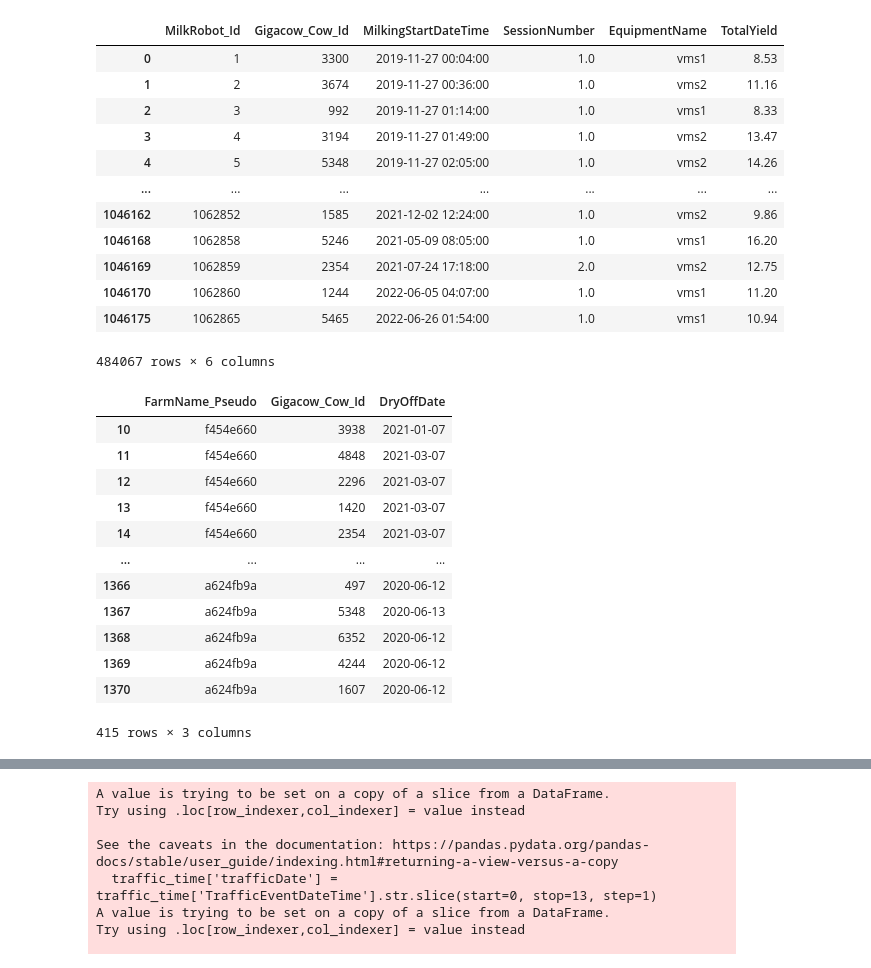
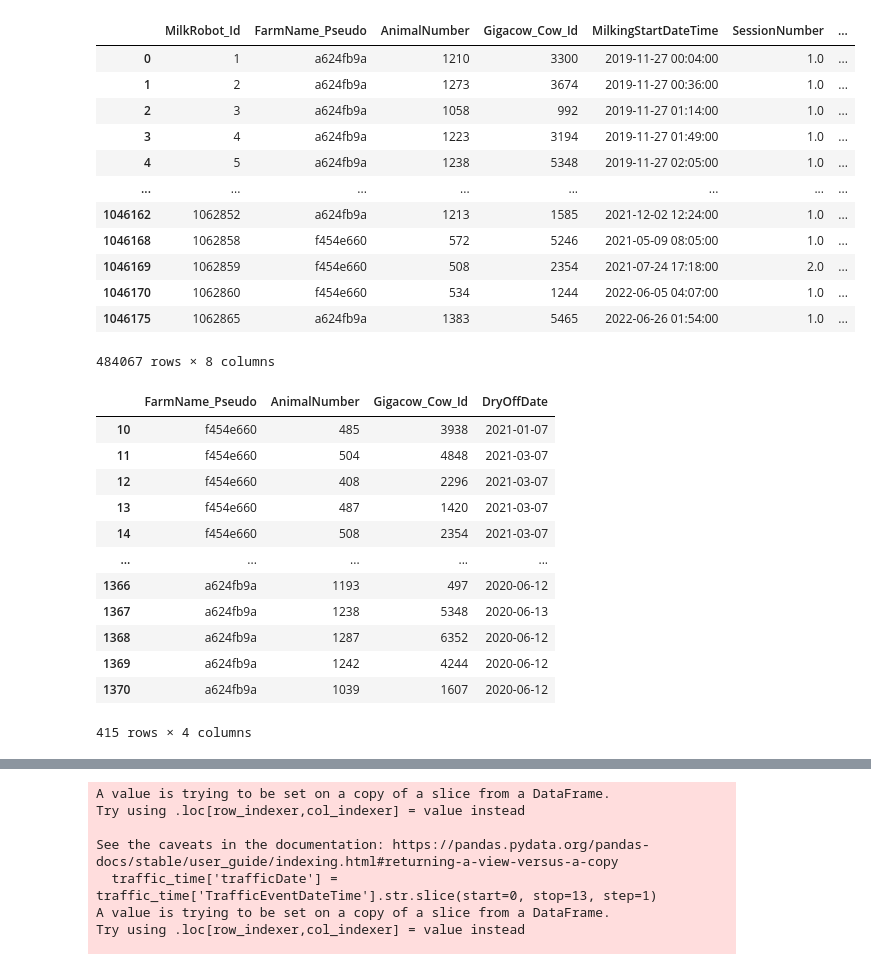
Before and after one commit to pgullstrand/Gigacow-tools, a Jupyter notebook: Data preprocessing/dataCleaning.ipynb, the cells around one changed output, grey strips where cells are left out. Saved outputs shown, nothing was run; the diff lists cells and outputs as text; code cells hidden in the pictures.

```diff
--- a/Data preprocessing/dataCleaning.ipynb
+++ b/Data preprocessing/dataCleaning.ipynb
@@ -30,12 +30,12 @@ def countCowAge(x, y):
 dataDir = "C:/Users/Savior_Hn/Desktop/Gigacow/"
 
 #filter out irrelevant columns
-gigacow_cols = ['Gigacow_Cow_Id', 'FarmName_Pseudo', 'BreedName', 'BirthDate', 'CullDecisionDate']
-lactation_cols = ['Gigacow_Cow_Id', 'FarmName_Pseudo', 'LactationInfoDate', 'LactationNumber', 'DaysInMilk']
-traffic_cols = ['Traffic_Id', 'FarmName_Pseudo', 'GroupName', 'Gigacow_Cow_Id', 'TrafficEventDateTime', 'PreviousArea', 'TimeInArea_totalSeconds', 'TrafficDeviceName', 'TrafficResult', 'MilkingInterval_totalSeconds']
-robot_cols = ['MilkRobot_Id', 'FarmName_Pseudo', 'Gigacow_Cow_Id', 'MilkingStartDateTime', 'SessionNumber', 'EquipmentName', 'TotalYield', 'MilkingUnitName']
-dry_cols = ['FarmName_Pseudo', 'Gigacow_Cow_Id', 'DryOffDate']
-calving_cols = ['FarmName_Pseudo', 'Gigacow_Cow_Id', 'CalvingDate']
+gigacow_cols = ['AnimalNumber', 'Gigacow_Cow_Id', 'FarmName_Pseudo', 'BreedName', 'BirthDate', 'CullDecisionDate']
+lactation_cols = ['AnimalNumber', 'Gigacow_Cow_Id', 'FarmName_Pseudo', 'LactationInfoDate', 'LactationNumber', 'DaysInMilk']
+traffic_cols = ['AnimalNumber', 'Traffic_Id', 'FarmName_Pseudo', 'GroupName', 'Gigacow_Cow_Id', 'TrafficEventDateTime', 'PreviousArea', 'TimeInArea_totalSeconds', 'TrafficDeviceName', 'TrafficResult', 'MilkingInterval_totalSeconds']
+robot_cols = ['AnimalNumber', 'MilkRobot_Id', 'FarmName_Pseudo', 'Gigacow_Cow_Id', 'MilkingStartDateTime', 'SessionNumber', 'EquipmentName', 'TotalYield', 'MilkingUnitName']
+dry_cols = ['AnimalNumber', 'FarmName_Pseudo', 'Gigacow_Cow_Id', 'DryOffDate']
+calving_cols = ['AnimalNumber', 'FarmName_Pseudo', 'Gigacow_Cow_Id', 'CalvingDate']
 gigacow = pd.read_csv(dataDir+'gigacow.csv', usecols=gigacow_cols, encoding='utf-8')
 lactation = pd.read_csv(dataDir+'lactation.csv', usecols=lactation_cols, encoding='utf-8')
 traffic = pd.read_csv(dataDir+'traffic.csv', usecols=traffic_cols, encoding='utf-8')
@@ -159,41 +161,41 @@ traffic
 # %%
 '''data table: robot'''
 
 #target farms: f454e660, a624fb9a
 robot = robot.loc[robot['FarmName_Pseudo'].isin(farm_list)]
 #drop the farm name column
-robot.drop('FarmName_Pseudo', axis=1, inplace=True)
+#robot.drop('FarmName_Pseudo', axis=1, inplace=True)
 #Unifiy robot equipment name(vms1 & vms2)
 robot['EquipmentName'].replace(r"[A-Za-z]+\s*","vms", inplace=True, regex=True)
 robot['MilkingUnitName'].replace(r"[A-Za-z]+\s*","vms", inplace=True, regex=True)
 
 '''
     Q:check if equipmentName and milkingUnitName are exact same
     result:rows equipmentName and milkingUnitName are exact same
 '''
 #robot['EquipmentName'].equals(['MilkingUnitName'])
 #robot['New'] = robot.apply(lambda x: x['EquipmentName'] if x['EquipmentName'] == x['MilkingUnitName'] else np.nan, axis=1)
 #robot.to_csv('robot_filter.csv')
 robot.drop('MilkingUnitName', axis=1, inplace=True)
 
 #drop NA value in data table robot
 robot.dropna(subset=['TotalYield'], axis=0, inplace=True)
 #robot.to_csv(dataDir + 'robot_filter.csv')
 robot
 # %% [output]
-|  | MilkRobot_Id | Gigacow_Cow_Id | MilkingStartDateTime | SessionNumber | EquipmentName | TotalYield |
-| 0 | 1 | 3300 | 2019-11-27 00:04:00 | 1.0 | vms1 | 8.53 |
-| 1 | 2 | 3674 | 2019-11-27 00:36:00 | 1.0 | vms2 | 11.16 |
-| 2 | 3 | 992 | 2019-11-27 01:14:00 | 1.0 | vms1 | 8.33 |
-| 3 | 4 | 3194 | 2019-11-27 01:49:00 | 1.0 | vms2 | 13.47 |
-| 4 | 5 | 5348 | 2019-11-27 02:05:00 | 1.0 | vms2 | 14.26 |
-| ... | ... | ... | ... | ... | ... | ... |
-| 1046162 | 1062852 | 1585 | 2021-12-02 12:24:00 | 1.0 | vms2 | 9.86 |
-| 1046168 | 1062858 | 5246 | 2021-05-09 08:05:00 | 1.0 | vms1 | 16.20 |
-| 1046169 | 1062859 | 2354 | 2021-07-24 17:18:00 | 2.0 | vms2 | 12.75 |
-| 1046170 | 1062860 | 1244 | 2022-06-05 04:07:00 | 1.0 | vms1 | 11.20 |
-| 1046175 | 1062865 | 5465 | 2022-06-26 01:54:00 | 1.0 | vms1 | 10.94 |
+|  | MilkRobot_Id | FarmName_Pseudo | AnimalNumber | Gigacow_Cow_Id | MilkingStartDateTime | SessionNumber | ... |
+| 0 | 1 | a624fb9a | 1210 | 3300 | 2019-11-27 00:04:00 | 1.0 | ... |
+| 1 | 2 | a624fb9a | 1273 | 3674 | 2019-11-27 00:36:00 | 1.0 | ... |
+| 2 | 3 | a624fb9a | 1058 | 992 | 2019-11-27 01:14:00 | 1.0 | ... |
+| 3 | 4 | a624fb9a | 1223 | 3194 | 2019-11-27 01:49:00 | 1.0 | ... |
+| 4 | 5 | a624fb9a | 1238 | 5348 | 2019-11-27 02:05:00 | 1.0 | ... |
+| ... | ... | ... | ... | ... | ... | ... | ... |
+| 1046162 | 1062852 | a624fb9a | 1213 | 1585 | 2021-12-02 12:24:00 | 1.0 | ... |
+| 1046168 | 1062858 | f454e660 | 572 | 5246 | 2021-05-09 08:05:00 | 1.0 | ... |
+| 1046169 | 1062859 | f454e660 | 508 | 2354 | 2021-07-24 17:18:00 | 2.0 | ... |
+| 1046170 | 1062860 | f454e660 | 534 | 1244 | 2022-06-05 04:07:00 | 1.0 | ... |
+| 1046175 | 1062865 | a624fb9a | 1383 | 5465 | 2022-06-26 01:54:00 | 1.0 | ... |
-484067 rows × 6 columns
+484067 rows × 8 columns
 # %%
 '''
     check if TrafficResult and total TotalYield are same
@@ -209,19 +211,19 @@ dry = dry.loc[dry['FarmName_Pseudo'].isin(farm_list)]
 #dry.to_csv(dataDir+'dry_filter.csv')
 dry
 # %% [output]
-|  | FarmName_Pseudo | Gigacow_Cow_Id | DryOffDate |
-| 10 | f454e660 | 3938 | 2021-01-07 |
-| 11 | f454e660 | 4848 | 2021-03-07 |
-| 12 | f454e660 | 2296 | 2021-03-07 |
-| 13 | f454e660 | 1420 | 2021-03-07 |
-| 14 | f454e660 | 2354 | 2021-03-07 |
-| ... | ... | ... | ... |
-| 1366 | a624fb9a | 497 | 2020-06-12 |
-| 1367 | a624fb9a | 5348 | 2020-06-13 |
-| 1368 | a624fb9a | 6352 | 2020-06-12 |
-| 1369 | a624fb9a | 4244 | 2020-06-12 |
-| 1370 | a624fb9a | 1607 | 2020-06-12 |
+|  | FarmName_Pseudo | AnimalNumber | Gigacow_Cow_Id | DryOffDate |
+| 10 | f454e660 | 485 | 3938 | 2021-01-07 |
+| 11 | f454e660 | 504 | 4848 | 2021-03-07 |
+| 12 | f454e660 | 408 | 2296 | 2021-03-07 |
+| 13 | f454e660 | 487 | 1420 | 2021-03-07 |
+| 14 | f454e660 | 508 | 2354 | 2021-03-07 |
+| ... | ... | ... | ... | ... |
+| 1366 | a624fb9a | 1193 | 497 | 2020-06-12 |
+| 1367 | a624fb9a | 1238 | 5348 | 2020-06-13 |
+| 1368 | a624fb9a | 1287 | 6352 | 2020-06-12 |
+| 1369 | a624fb9a | 1242 | 4244 | 2020-06-12 |
+| 1370 | a624fb9a | 1039 | 1607 | 2020-06-12 |
-415 rows × 3 columns
+415 rows × 4 columns
 # %%
 '''data table: calving'''
 
```
Also changed, not shown: parts of 12 cells of this notebook, 1 other file.
